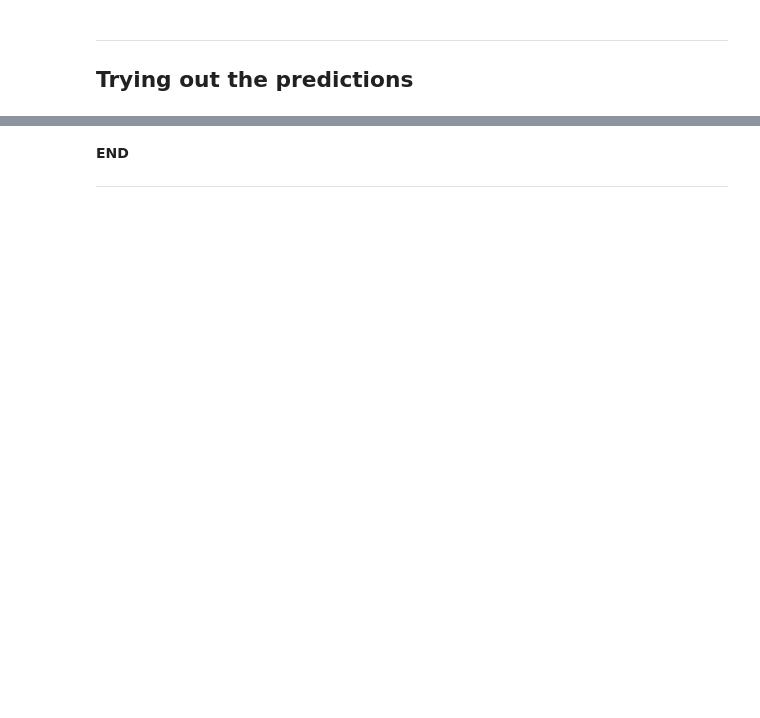
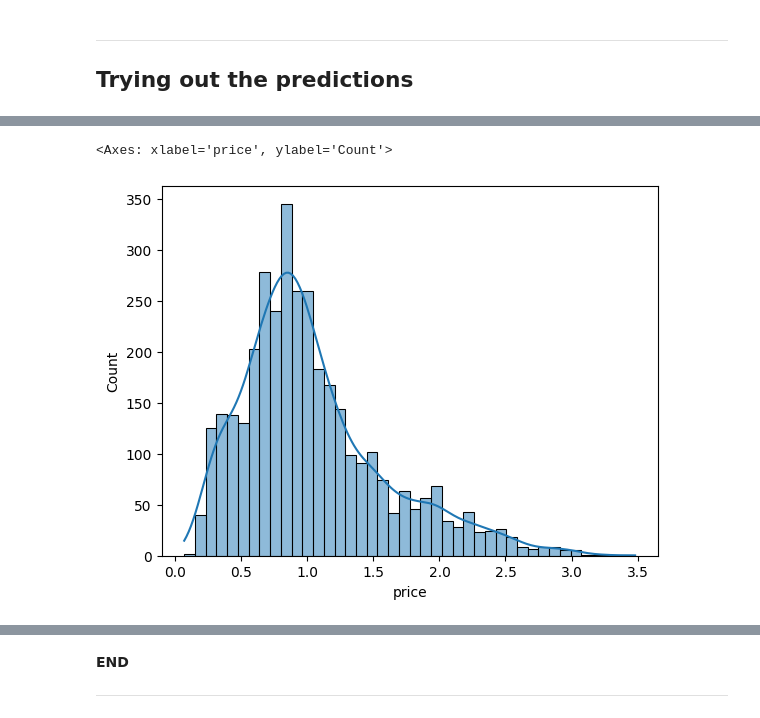
Before and after one commit to ranjanchoubey/real-estate, a Jupyter notebook: 6-modelling/6.2 model-selection.ipynb, the cells around one changed output, grey strips where cells are left out. Saved outputs shown, nothing was run; the diff lists cells and outputs as text; code cells hidden in the pictures; blank space fills up the shorter version.

Commit message:
model training completed

```diff
--- a/6-modelling/6.2 model-selection.ipynb
+++ b/6-modelling/6.2 model-selection.ipynb
@@ -979,6 +1146,7 @@ ValueError: Found input variables with inconsistent numbers of samples: [708, 35
 ## **Exporting the model**
 # %%
 import warnings
+import pickle
 warnings.filterwarnings('ignore', category=UserWarning, module='sklearn.preprocessing._encoders')
 
 # Standard Scaling to Numerical columns
@@ -1008,13 +1176,19 @@ final_pipeline = Pipeline([
     ('regressor', XGBRegressor(n_estimators=500))
 ])
 
-final_pipeline.fit(X,y_transformed)
+# Fit the pipeline with both X and y
+final_pipeline.fit(X, y_transformed)
 
-
-# Save the trained pipeline to a file
-with open('../models/xgboost_pipeline.pkl', 'wb') as file:
+# Save the fitted pipeline to a file
+with open('../models/xgboost_pipeline_fitted.pkl', 'wb') as file:
     pickle.dump(final_pipeline, file)
 
-# Save the DataFrame to a file for future use
-with open('../models/xgboost_df.pkl', 'wb') as file:
+# Save the input DataFrame (X) to a file
+with open('../models/xgboost_X.pkl', 'wb') as file:
     pickle.dump(X, file)
+
+# Save the target variable (y_transformed) to a file
+with open('../models/xgboost_y_transformed.pkl', 'wb') as file:
+    pickle.dump(y_transformed, file)
+
+print("Model pipeline, input data, and target variable have been exported successfully.")
@@ -1043,0 +1200,5 @@ sorted(X['sector'].unique().tolist())
+# %%
+# Load the fitted pipeline
+with open('../models/xgboost_pipeline_fitted.pkl', 'rb') as file:
+    loaded_pipeline = pickle.load(file)
+loaded_pipeline
@@ -1043,0 +1223,7 @@ sorted(X['sector'].unique().tolist())
+# %%
+# Load the input DataFrame
+with open('../models/xgboost_X.pkl', 'rb') as file:
+    loaded_X = pickle.load(file)
+
+print("loaded_X.shape",loaded_X.shape)
+loaded_X.head()
@@ -1043,0 +1238,9 @@ sorted(X['sector'].unique().tolist())
+# %%
+# Load the original target variable
+with open('../models/xgboost_y_transformed.pkl', 'rb') as file:
+    loaded_y = pickle.load(file)
+
+sns.histplot(loaded_y,kde= True)
+# %% [output]
+<Axes: xlabel='price', ylabel='Count'>
+[figure, added]
```
Also changed, not shown: parts of 35 cells of this notebook, 4 other files.
